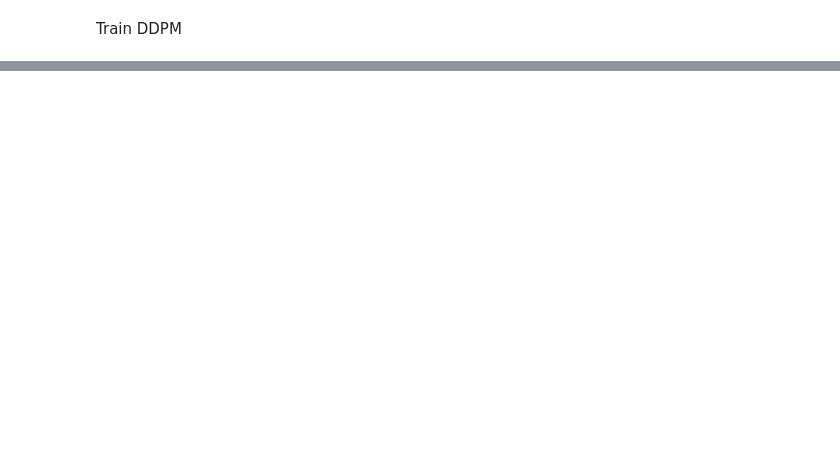
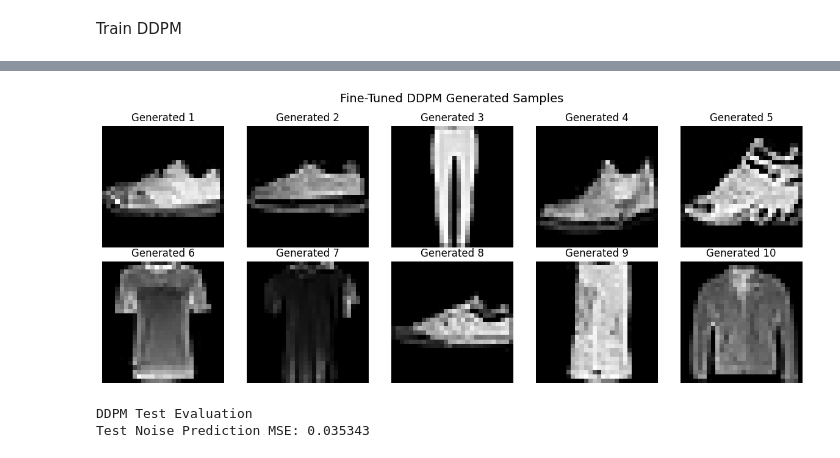
Before and after one commit to stargazingss/generative-models-comparison, a Jupyter notebook: notebooks/08_ddpm.ipynb, the cells around one changed output, grey strips where cells are left out. Saved outputs shown, nothing was run; the diff lists cells and outputs as text; code cells hidden in the pictures; blank space fills up the shorter version.

```diff
--- a/notebooks/08_ddpm.ipynb
+++ b/notebooks/08_ddpm.ipynb
@@ -532,0 +832,14 @@ for epoch in range(EPOCHS):
+# %%
+checkpoint = torch.load(
+    fine_tune_checkpoint_path,
+    map_location=device,
+    weights_only=False
+)
+
+unet.load_state_dict(checkpoint["model_state_dict"])
+unet.eval()
+
+print("Fine-Tuned DDPM Loaded")
+print("Checkpoint Epoch:", checkpoint["epoch"])
+print("Beta Start:", checkpoint["beta_start"])
+print("Beta End:", checkpoint["beta_end"])
@@ -532,0 +915,47 @@ for epoch in range(EPOCHS):
+# %%
+fig, axes = plt.subplots(2, 5, figsize=(12, 5))
+
+for i, ax in enumerate(axes.flat):
+    image = generated_images[i].squeeze().cpu().numpy()
+
+    image = (image + 1) / 2
+
+    ax.imshow(image, cmap="gray", vmin=0, vmax=1)
+    ax.set_title(f"Generated {i + 1}")
+    ax.axis("off")
+
+plt.suptitle("Fine-Tuned DDPM Generated Samples", fontsize=14)
+plt.tight_layout()
+plt.show()
+# %% [output]
+[figure, added]
+# %%
+unet.eval()
+
+total_test_loss = 0
+
+with torch.no_grad():
+    for (images,) in test_loader:
+        images = images.to(device)
+        batch_size = images.size(0)
+
+        timesteps = torch.randint(
+            0,
+            TIMESTEPS,
+            (batch_size,),
+            device=device
+        )
+
+        noisy_images, noise = forward_diffusion(images, timesteps)
+        predicted_noise = unet(noisy_images, timesteps)
+
+        test_loss = criterion(predicted_noise, noise)
+        total_test_loss += test_loss.item()
+
+avg_test_loss = total_test_loss / len(test_loader)
+
+print("DDPM Test Evaluation")
+print(f"Test Noise Prediction MSE: {avg_test_loss:.6f}")
+# %% [output]
+DDPM Test Evaluation
+Test Noise Prediction MSE: 0.035343
```
Also changed, not shown: parts of 23 cells of this notebook, 2 other files.
